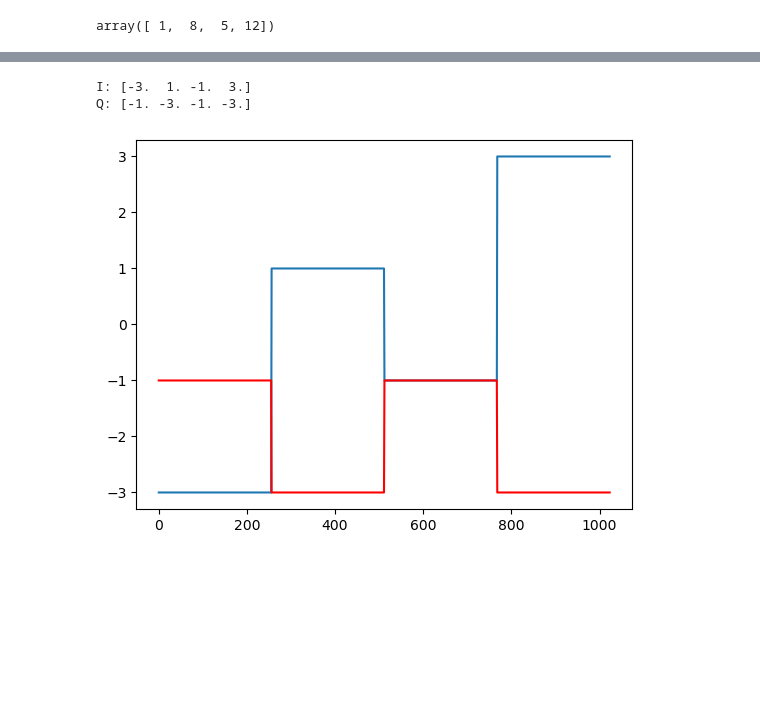
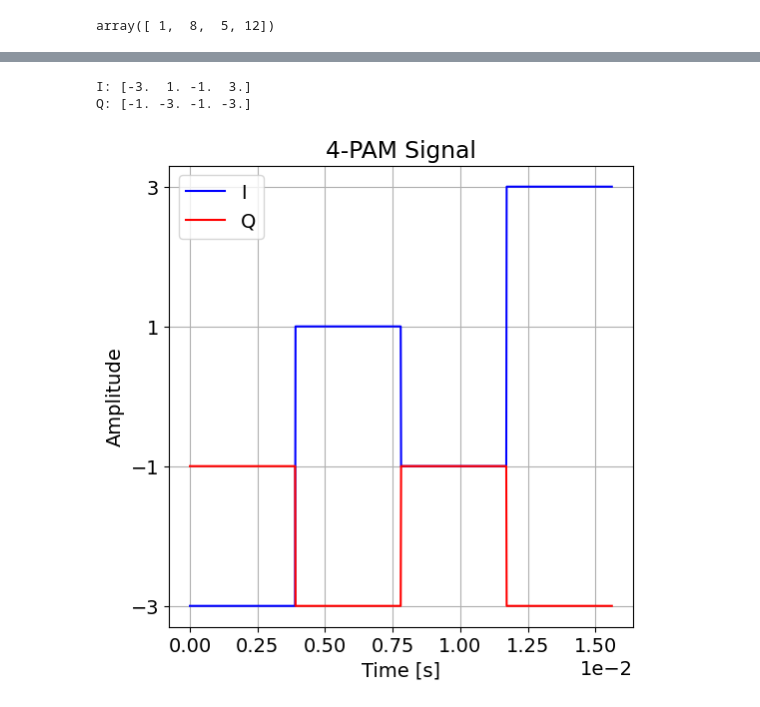
Before and after one commit to gabrielluizep/workbook-eng-telecom, a Jupyter notebook: com1/qam.ipynb, the cells around one changed output, grey strips where cells are left out. Saved outputs shown, nothing was run; the diff lists cells and outputs as text; code cells hidden in the pictures; blank space fills up the shorter version.

```diff
--- a/com1/qam.ipynb
+++ b/com1/qam.ipynb
@@ -4,6 +4,8 @@ import matplotlib.pyplot as plt
 import scipy.signal as signal
 
 from numpy.typing import NDArray
+
+plt.rcParams.update({"axes.grid": True, "font.size": 14})
 # %%
 def bin2dec(bin: NDArray, n: int) -> NDArray:
     bin = bin.reshape(-1, n)
@@ -25,8 +27,6 @@ def qammod(data: NDArray, M: int) -> NDArray:
     modulated_signal : ndarray
         The modulated QAM signal.
     """
-    # Calculate the number of bits per symbol
-    k = int(np.log2(M))
 
     # Generate the constellation points
     constellation = np.array(
@@ -37,9 +37,6 @@ def qammod(data: NDArray, M: int) -> NDArray:
         ]
     )
 
-    # Normalize the constellation points to have unit average power
-    # constellation = constellation / np.sqrt(np.mean(np.abs(constellation) ** 2))
-
     # Map input data to constellation points
     modulated_signal = constellation[data]
 
@@ -68,20 +78,31 @@ array([-3.-1.j,  1.-3.j, -1.-1.j,  3.-3.j])
 # %%
 I = modulated.real
 Q = modulated.imag
 
 # NRZ upsample
 I_4pam = np.repeat(I, Rs)
 Q_4pam = np.repeat(Q, Rs)
 
 print("I:", I)
 print("Q:", Q)
 
-plt.figure()
-plt.plot(I_4pam)
-plt.plot(Q_4pam, "r")
+fig, ax = plt.subplots(1, 1, figsize=(6, 6))
+
+ax.plot(t, I_4pam, "b")
+ax.plot(t, Q_4pam, "r")
+
+ax.set_yticks(np.arange(-3, 4, 2))
+ax.ticklabel_format(axis="x", style="sci", scilimits=(0, 0))
+
+ax.set_title("4-PAM Signal")
+ax.set_xlabel("Time [s]")
+ax.set_ylabel("Amplitude")
+
+ax.legend(["I", "Q"])
+
 plt.show()
 # %% [output]
 I: [-3.  1. -1.  3.]
 Q: [-1. -3. -1. -3.]
-[figure, old version]
+[figure, new version]
 # %%
```
Also changed, not shown: parts of 6 cells of this notebook.
